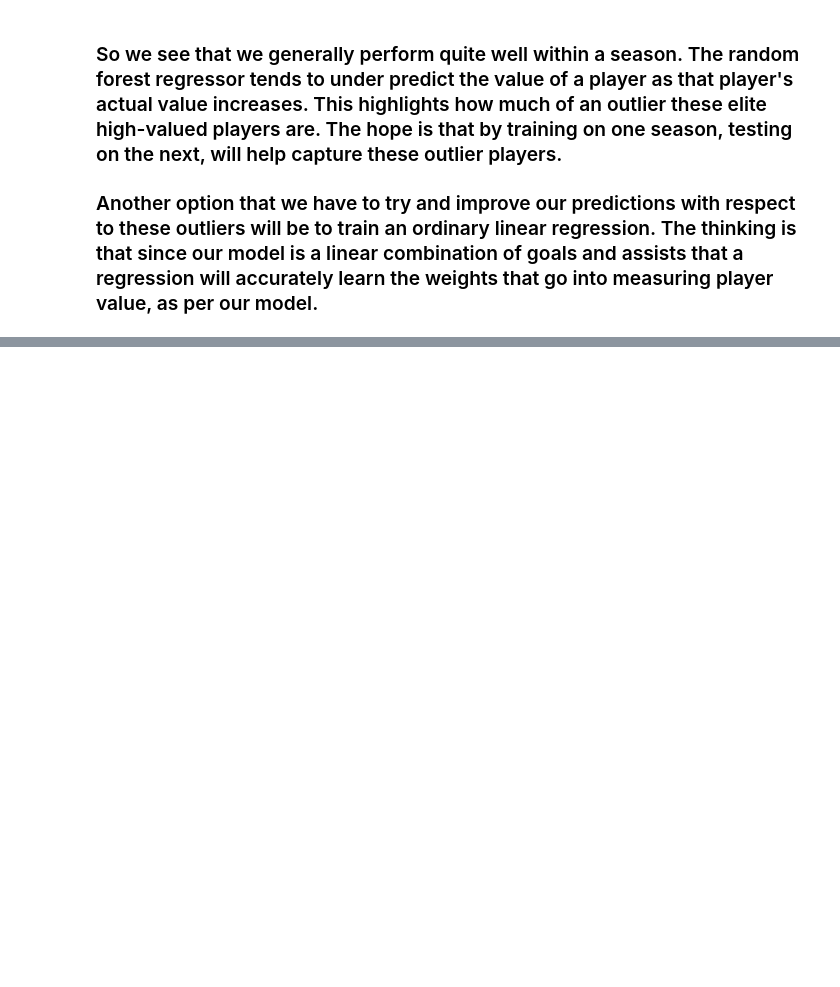
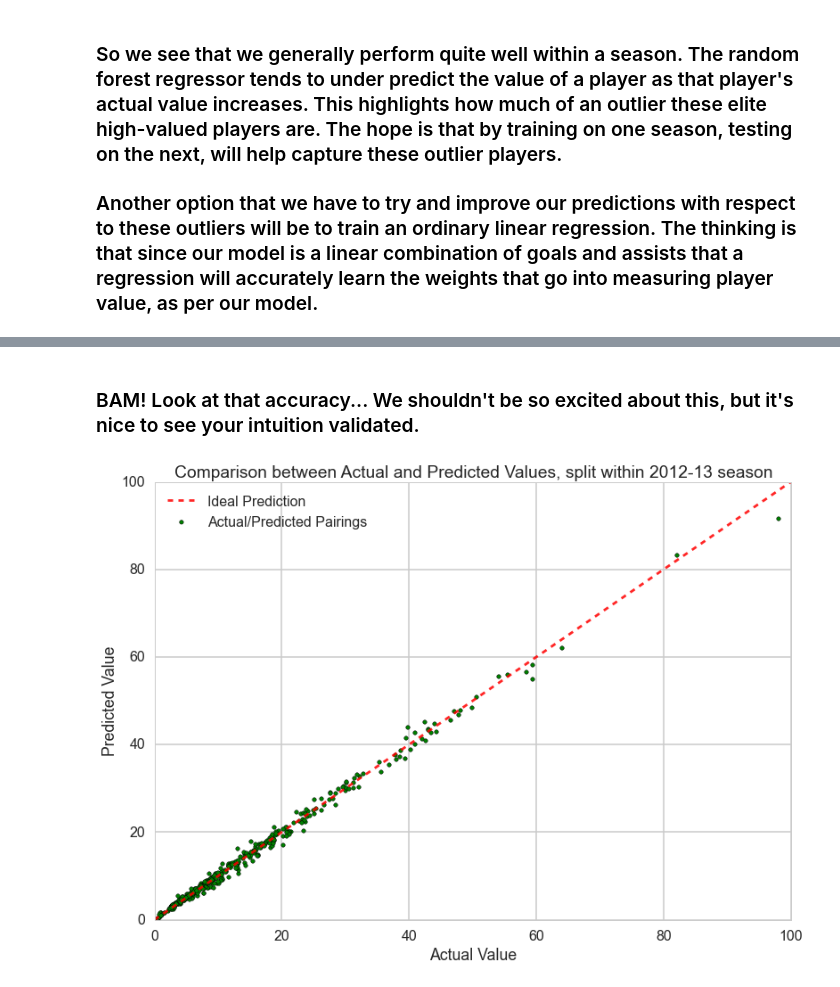
Before and after one commit to cs109-FIFA/cs109-FIFA, a Jupyter notebook: ML_regression.ipynb, the cells around one changed output, grey strips where cells are left out. Cells and saved outputs as stored; diff of their text form; code cells hidden in the pictures; blank space fills up the shorter version.

```diff
--- a/ML_regression.ipynb
+++ b/ML_regression.ipynb
@@ -159,0 +189,3 @@ plt.show()
+# %%
+# We'll use the same split on the 2012-13 season.
+linReg = LinearRegression(fit_intercept=True,normalize=True).fit(Xtrain12_1,Ytrain12_1)
@@ -159,0 +198,17 @@ plt.show()
+# %% [markdown]
+### BAM! Look at that accuracy... We shouldn't be so excited about this, but it's nice to see your intuition validated.
+# %%
+# Plot scatter of predictions vs. actual, linear regression within 2012-13 season
+Ypred12_2 = linReg.predict(Xtest12_1)
+plt.figure()
+plt.plot(range(101),range(101),'r--',alpha=0.85,label="Ideal Prediction")
+plt.scatter(Ytest12_1,Ypred12_2, c='g',label="Actual/Predicted Pairings")
+plt.xlim([0, 100])
+plt.ylim([0, 100])
+plt.xlabel("Actual Value")
+plt.ylabel("Predicted Value")
+plt.title("Comparison between Actual and Predicted Values, split within 2012-13 season")
+plt.legend(loc=0)
+plt.show()
+# %% [output]
+[figure, added]
```
Also changed, not shown: parts of 13 cells of this notebook.
